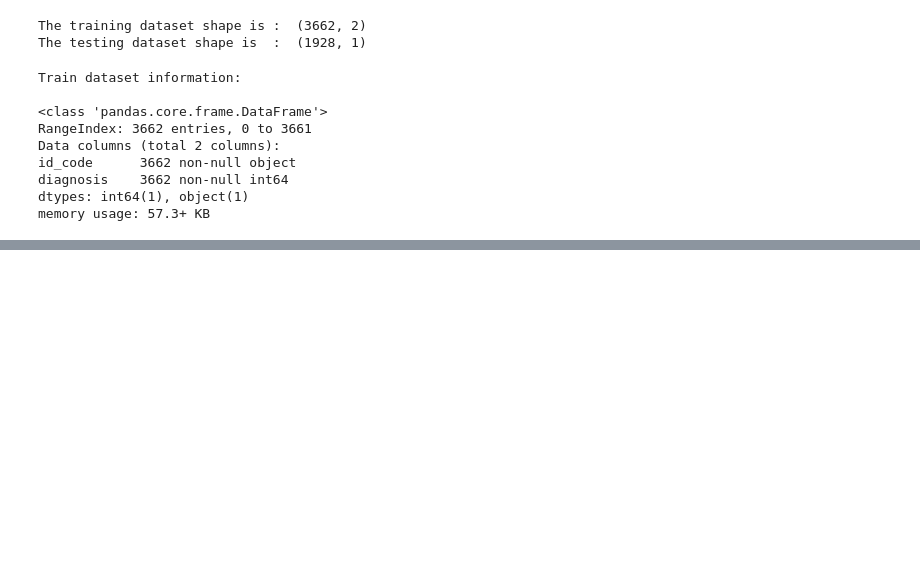
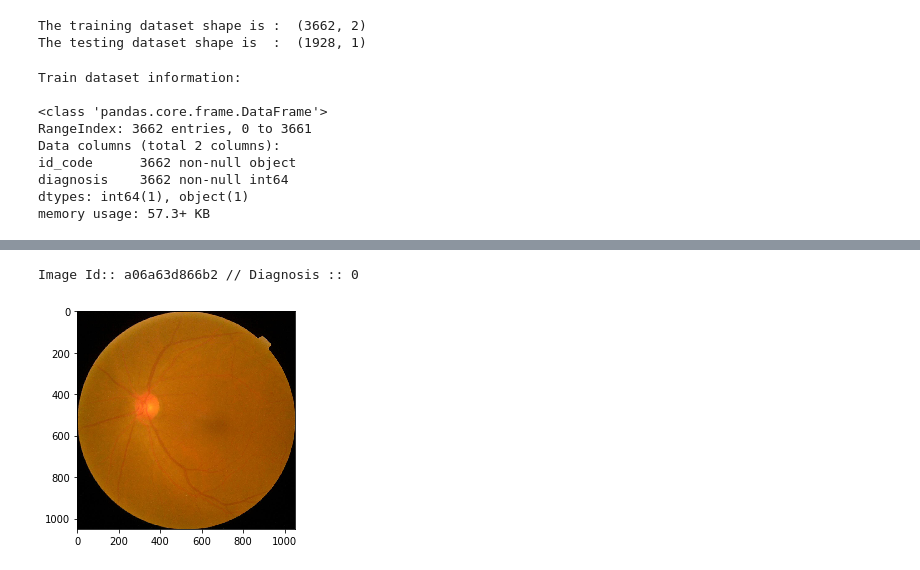
Before and after one commit to cviejom/APTOS-2019-Blindness-Detection, a Jupyter notebook: notebooks/exploratory/exploratory_analysis.ipynb, the cells around one changed output, grey strips where cells are left out. Cells and saved outputs as stored; diff of their text form; code cells hidden in the pictures; blank space fills up the shorter version.

```diff
--- a/notebooks/exploratory/exploratory_analysis.ipynb
+++ b/notebooks/exploratory/exploratory_analysis.ipynb
@@ -29,6 +29,6 @@ from sklearn.metrics import confusion_matrix, cohen_kappa_score
 
 # Any results you write to the current directory are saved as output.
 # %%
-BASE_PATH = '../../data/raw'
+BASE_PATH = '../../data/'
 print(os.listdir(BASE_PATH))
 # %% [output]
@@ -61,0 +86,15 @@ memory usage: 57.3+ KB
+# %%
+# Display one of the training set images. '002c21358ce6'.
+BASE_PATH_TRAINING = os.path.join(BASE_PATH, 'train_images/')
+id_code = list(train['id_code'].sample(1))
+id_code = str(id_code[0])
+img_path = BASE_PATH_TRAINING + id_code + ".png"
+
+diagnosis = int(train[train.id_code == id_code].diagnosis)
+print('Image Id:: {} // Diagnosis :: {}'.format(id_code, diagnosis))
+img = mpimg.imread(img_path)
+plt.imshow(img)
+plt.show()
+# %% [output]
+Image Id:: a06a63d866b2 // Diagnosis :: 0
+[figure, added]
```
Also changed, not shown: parts of 15 cells of this notebook, 1 other file.
